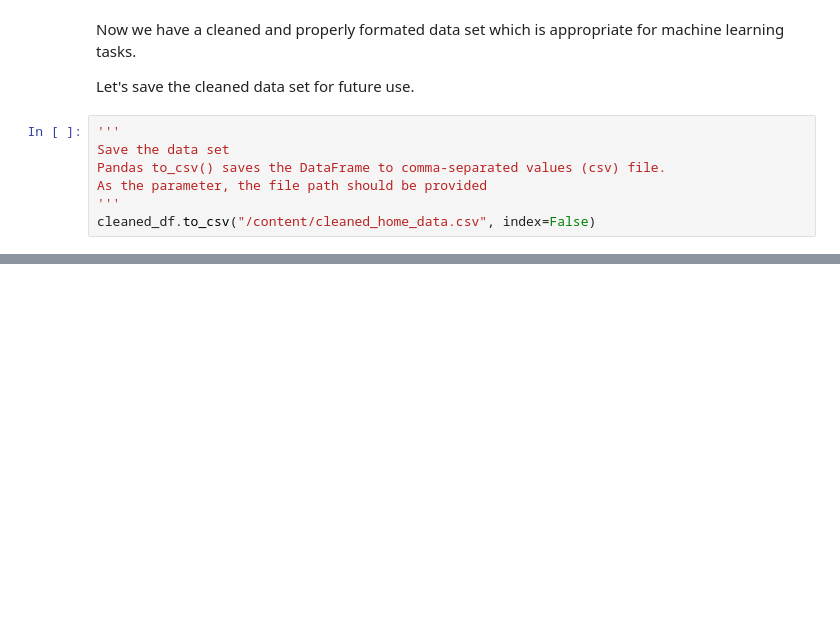
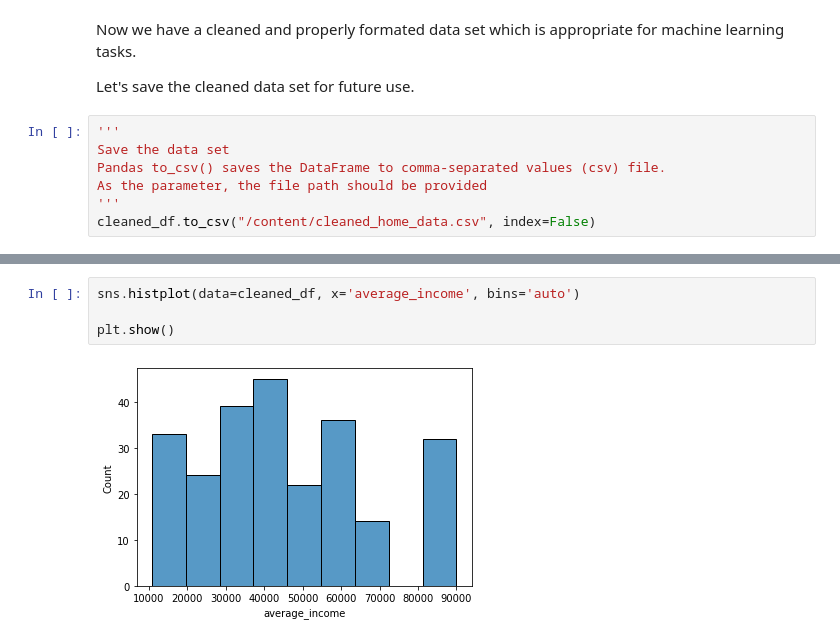
Before and after one commit to HHansi/Machine-Learning-CPD-Course, a Jupyter notebook: Data_Cleaning_and_Visualisation.ipynb, the cells around one changed output, grey strips where cells are left out. Drawn from its saved outputs; the diff is of its cells as text; blank space fills up the shorter version.

```diff
--- a/Data_Cleaning_and_Visualisation.ipynb
+++ b/Data_Cleaning_and_Visualisation.ipynb
@@ -285,0 +341,6 @@ cleaned_df.to_csv("/content/cleaned_home_data.csv", index=False)
+# %%
+sns.histplot(data=cleaned_df, x='average_income', bins='auto')
+
+plt.show()
+# %% [output]
+[figure, added]
```
Also changed, not shown: parts of 36 cells of this notebook.
